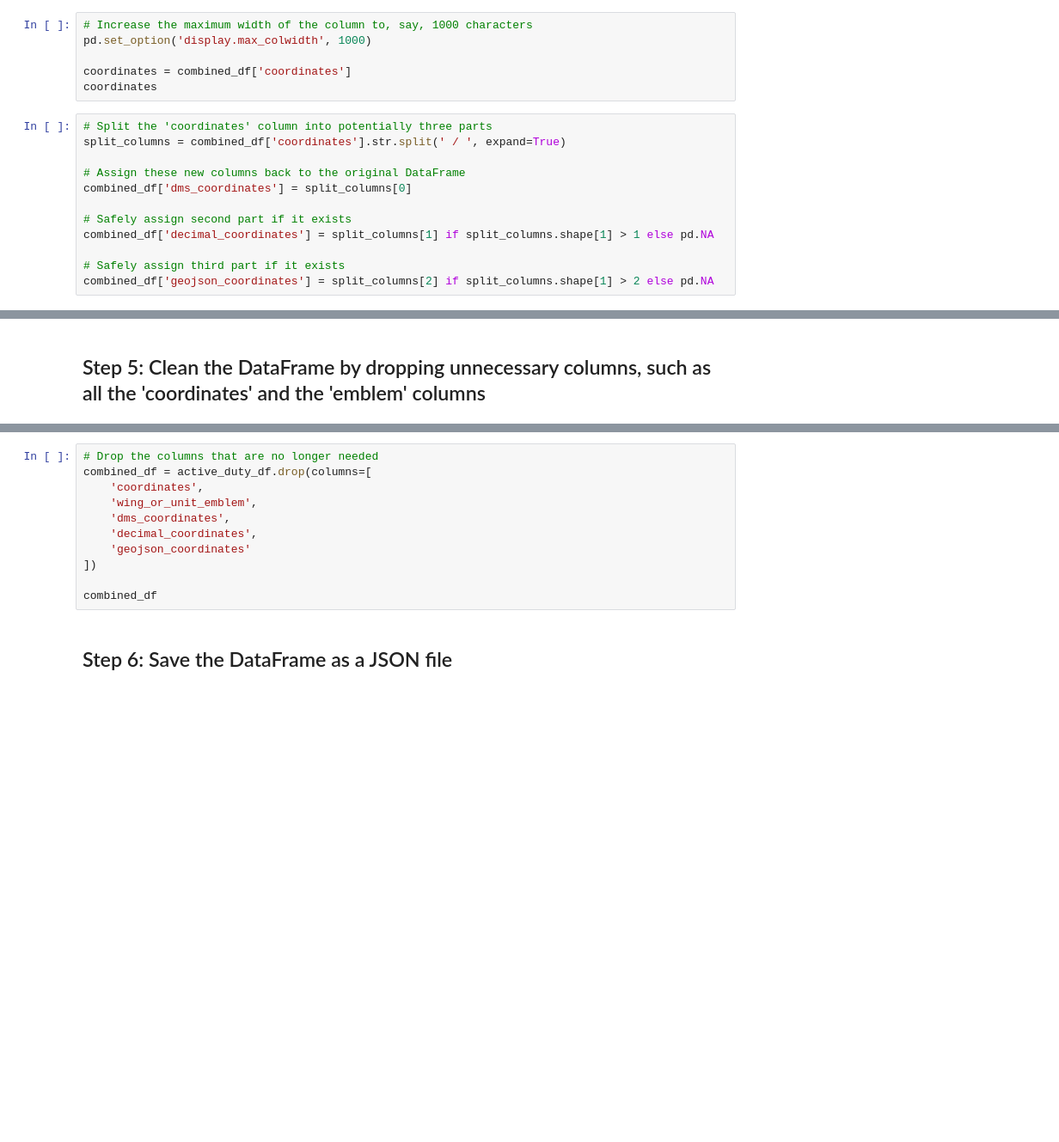
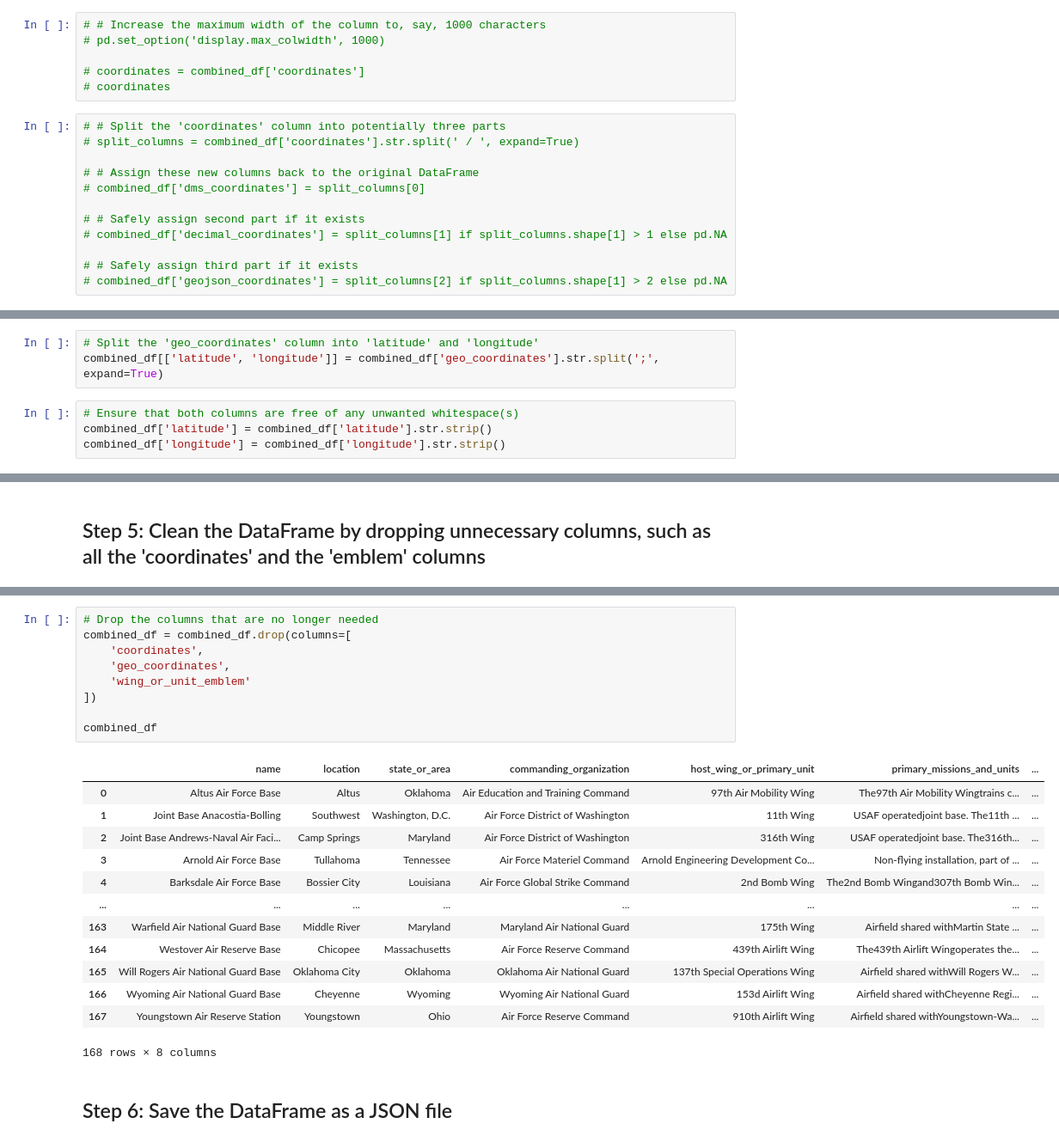
Before and after one commit to gfoley15/you_only_know_what_UFO, a Jupyter notebook: Code/01_Extract_Air_Force_Bases_TEST.ipynb, the cells around one changed output, grey strips where cells are left out. Shown at 86% size. Cells and saved outputs as stored; diff of their text form; blank space fills up the shorter version.

Commit message:
Revised and cleaned wiki extraction to successfully scrape all table data for all US Air Force Bases, json file is written to the 'output' directory, and updated .gitignore

```diff
--- a/Code/01_Extract_Air_Force_Bases_TEST.ipynb
+++ b/Code/01_Extract_Air_Force_Bases_TEST.ipynb
@@ -94,19 +183,19 @@ print(combined_df[['dms_coordinates', 'decimal_coordinates']])
 # %%
-# Increase the maximum width of the column to, say, 1000 characters
-pd.set_option('display.max_colwidth', 1000)
+# # Increase the maximum width of the column to, say, 1000 characters
+# pd.set_option('display.max_colwidth', 1000)
 
-coordinates = combined_df['coordinates']
-coordinates
+# coordinates = combined_df['coordinates']
+# coordinates
 # %%
-# Split the 'coordinates' column into potentially three parts
-split_columns = combined_df['coordinates'].str.split(' / ', expand=True)
+# # Split the 'coordinates' column into potentially three parts
+# split_columns = combined_df['coordinates'].str.split(' / ', expand=True)
 
-# Assign these new columns back to the original DataFrame
-combined_df['dms_coordinates'] = split_columns[0]
+# # Assign these new columns back to the original DataFrame
+# combined_df['dms_coordinates'] = split_columns[0]
 
-# Safely assign second part if it exists
-combined_df['decimal_coordinates'] = split_columns[1] if split_columns.shape[1] > 1 else pd.NA
+# # Safely assign second part if it exists
+# combined_df['decimal_coordinates'] = split_columns[1] if split_columns.shape[1] > 1 else pd.NA
 
-# Safely assign third part if it exists
-combined_df['geojson_coordinates'] = split_columns[2] if split_columns.shape[1] > 2 else pd.NA
+# # Safely assign third part if it exists
+# combined_df['geojson_coordinates'] = split_columns[2] if split_columns.shape[1] > 2 else pd.NA
 # %%
@@ -155,0 +245,7 @@ print(combined_df[['longitude', 'latitude']])
+# %%
+# Split the 'geo_coordinates' column into 'latitude' and 'longitude'
+combined_df[['latitude', 'longitude']] = combined_df['geo_coordinates'].str.split(';', expand=True)
+# %%
+# Ensure that both columns are free of any unwanted whitespace(s)
+combined_df['latitude'] = combined_df['latitude'].str.strip()
+combined_df['longitude'] = combined_df['longitude'].str.strip()
@@ -158,14 +286,26 @@ print(combined_df[['longitude', 'latitude']])
 # %%
 # Drop the columns that are no longer needed
-combined_df = active_duty_df.drop(columns=[
+combined_df = combined_df.drop(columns=[
     'coordinates',
-    'wing_or_unit_emblem',
-    'dms_coordinates',
-    'decimal_coordinates',
-    'geojson_coordinates'
+    'geo_coordinates',
+    'wing_or_unit_emblem'
 ])
 
 combined_df
+# %% [output]
+|  | name | location | state_or_area | commanding_organization | host_wing_or_primary_unit | primary_missions_and_units | ... |
+| 0 | Altus Air Force Base | Altus | Oklahoma | Air Education and Training Command | 97th Air Mobility Wing | The97th Air Mobility Wingtrains c... | ... |
+| 1 | Joint Base Anacostia-Bolling | Southwest | Washington, D.C. | Air Force District of Washington | 11th Wing | USAF operatedjoint base. The11th ... | ... |
+| 2 | Joint Base Andrews-Naval Air Faci... | Camp Springs | Maryland | Air Force District of Washington | 316th Wing | USAF operatedjoint base. The316th... | ... |
+| 3 | Arnold Air Force Base | Tullahoma | Tennessee | Air Force Materiel Command | Arnold Engineering Development Co... | Non-flying installation, part of ... | ... |
+| 4 | Barksdale Air Force Base | Bossier City | Louisiana | Air Force Global Strike Command | 2nd Bomb Wing | The2nd Bomb Wingand307th Bomb Win... | ... |
+| ... | ... | ... | ... | ... | ... | ... | ... |
+| 163 | Warfield Air National Guard Base | Middle River | Maryland | Maryland Air National Guard | 175th Wing | Airfield shared withMartin State ... | ... |
+| 164 | Westover Air Reserve Base | Chicopee | Massachusetts | Air Force Reserve Command | 439th Airlift Wing | The439th Airlift Wingoperates the... | ... |
+| 165 | Will Rogers Air National Guard Base | Oklahoma City | Oklahoma | Oklahoma Air National Guard | 137th Special Operations Wing | Airfield shared withWill Rogers W... | ... |
+| 166 | Wyoming Air National Guard Base | Cheyenne | Wyoming | Wyoming Air National Guard | 153d Airlift Wing | Airfield shared withCheyenne Regi... | ... |
+| 167 | Youngstown Air Reserve Station | Youngstown | Ohio | Air Force Reserve Command | 910th Airlift Wing | Airfield shared withYoungstown-Wa... | ... |
+168 rows × 8 columns
 # %% [markdown]
 ## Step 6: Save the DataFrame as a JSON file
 # %%
```
Also changed, not shown: parts of 15 cells of this notebook, 4 other files.
